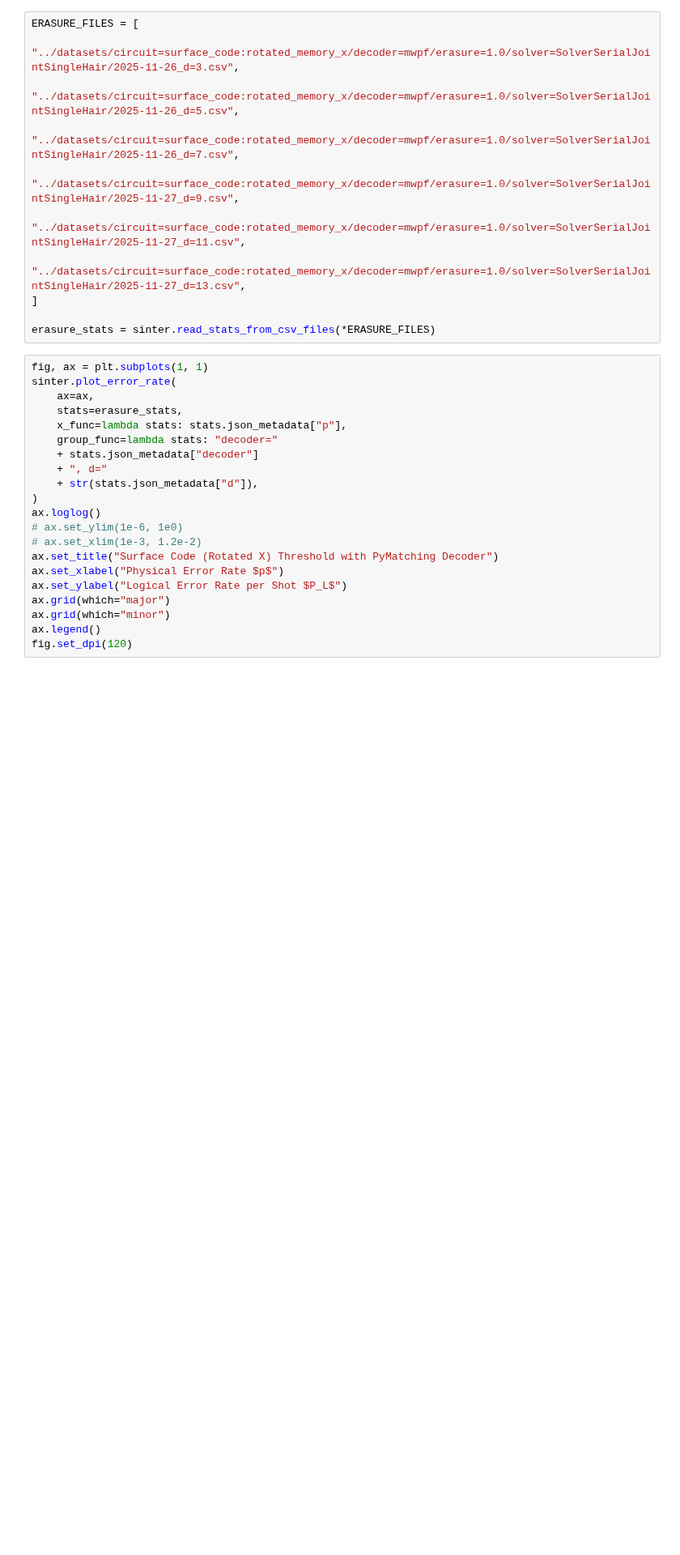
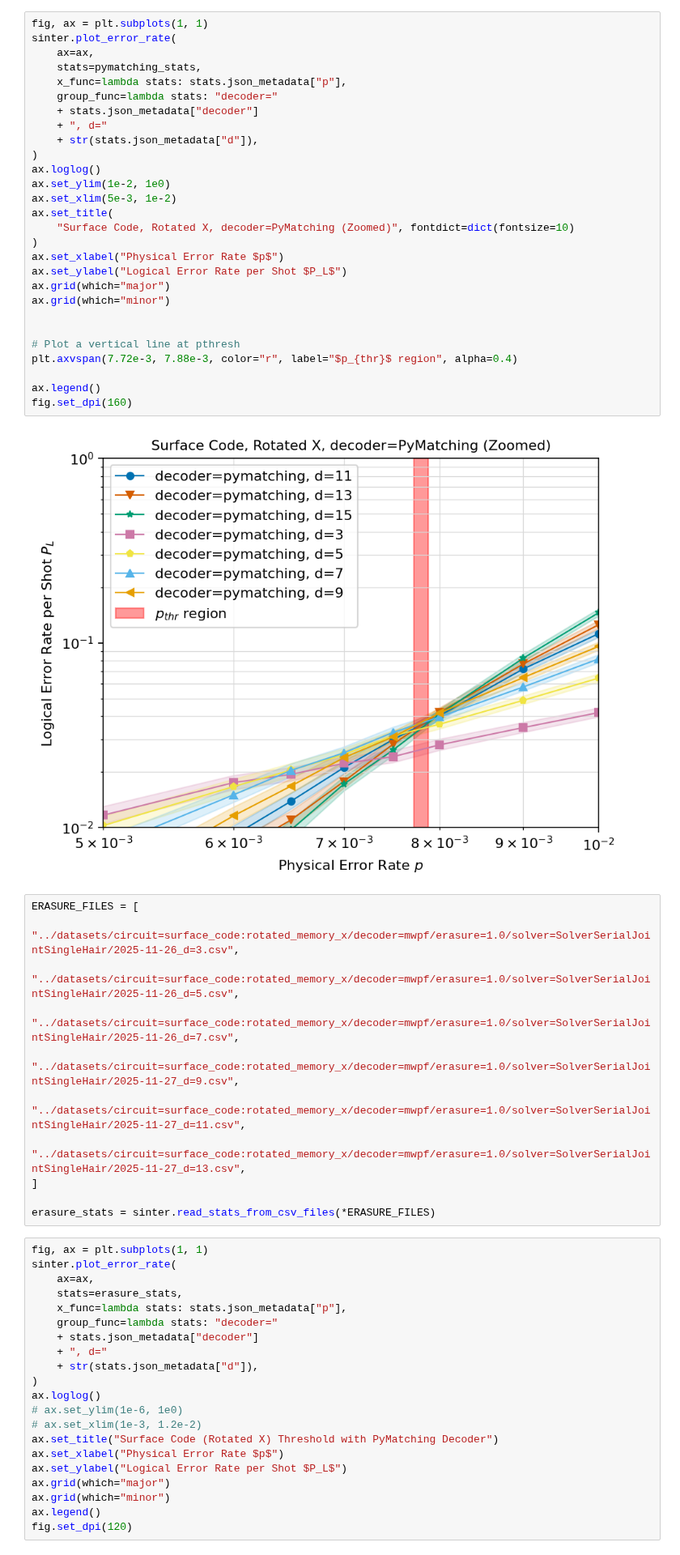
Before and after one commit to leigh-johnson/C191A-qubit-minesweeper, a Jupyter notebook: notebooks/fig1.ipynb, the cells around one changed output. Shown at 81% size. Drawn from its saved outputs; the diff is of its cells as text; blank space fills up the shorter version.

```diff
--- a/notebooks/fig1.ipynb
+++ b/notebooks/fig1.ipynb
@@ -36,3 +63,33 @@ SyntaxError: invalid syntax. Perhaps you forgot a comma? (3119986677.py, line 10
+# %%
+fig, ax = plt.subplots(1, 1)
+sinter.plot_error_rate(
+    ax=ax,
+    stats=pymatching_stats,
+    x_func=lambda stats: stats.json_metadata["p"],
+    group_func=lambda stats: "decoder="
+    + stats.json_metadata["decoder"]
+    + ", d="
+    + str(stats.json_metadata["d"]),
+)
+ax.loglog()
+ax.set_ylim(1e-2, 1e0)
+ax.set_xlim(5e-3, 1e-2)
+ax.set_title(
+    "Surface Code, Rotated X, decoder=PyMatching (Zoomed)", fontdict=dict(fontsize=10)
+)
+ax.set_xlabel("Physical Error Rate $p$")
+ax.set_ylabel("Logical Error Rate per Shot $P_L$")
+ax.grid(which="major")
+ax.grid(which="minor")
+
+
+# Plot a vertical line at pthresh
+plt.axvspan(7.72e-3, 7.88e-3, color="r", label="$p_{thr}$ region", alpha=0.4)
+
+ax.legend()
+fig.set_dpi(160)
+# %% [output]
+[figure, added]
 # %%
 ERASURE_FILES = [
     "../datasets/circuit=surface_code:rotated_memory_x/decoder=mwpf/erasure=1.0/solver=SolverSerialJointSingleHair/2025-11-26_d=3.csv",
```
Also changed, not shown: parts of 3 cells of this notebook, 2 other files.
